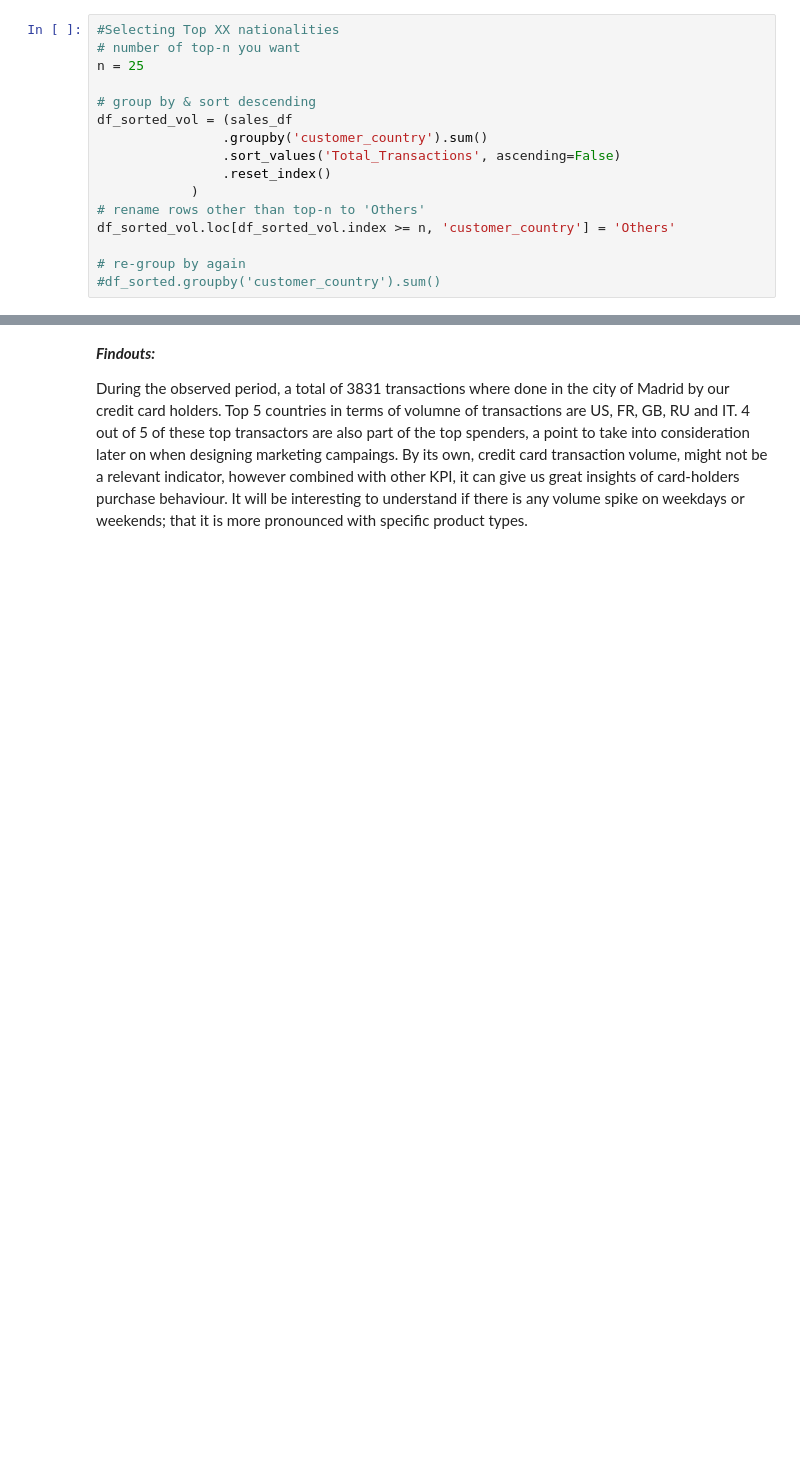
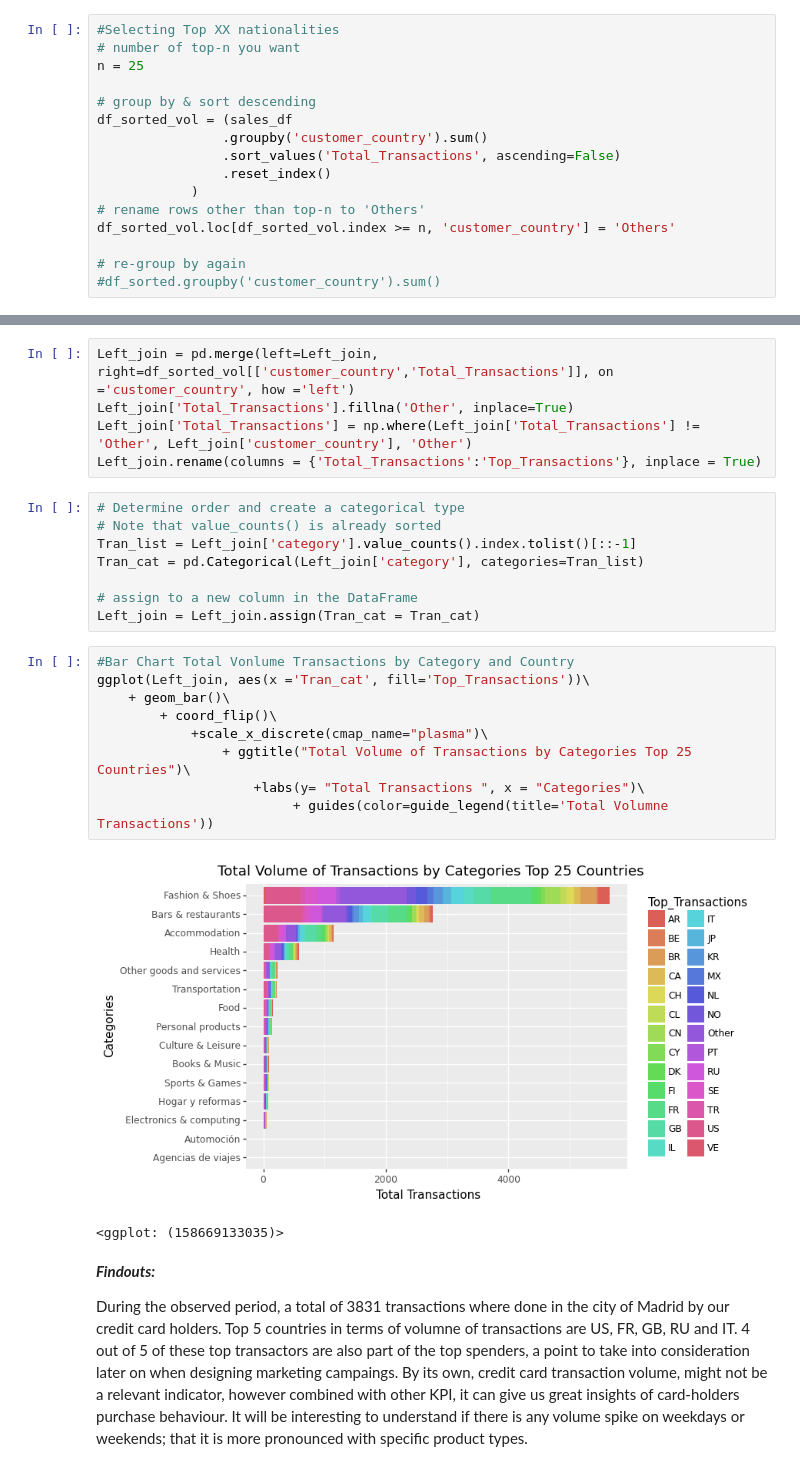
Before and after one commit to callysthenes/citibank_business_case_visual, a Jupyter notebook: EDA_Diana.ipynb, the cells around one changed output, grey strips where cells are left out. Cells and saved outputs as stored; diff of their text form; blank space fills up the shorter version.

```diff
--- a/EDA_Diana.ipynb
+++ b/EDA_Diana.ipynb
@@ -316,3 +335,28 @@ ggplot(df_sorted_vol, aes(x = 'reorder(customer_country, Total_Transactions, fun
+# %%
+Left_join = pd.merge(left=Left_join, right=df_sorted_vol[['customer_country','Total_Transactions']], on ='customer_country', how ='left')
+Left_join['Total_Transactions'].fillna('Other', inplace=True)
+Left_join['Total_Transactions'] = np.where(Left_join['Total_Transactions'] != 'Other', Left_join['customer_country'], 'Other')
+Left_join.rename(columns = {'Total_Transactions':'Top_Transactions'}, inplace = True)
+# %%
+# Determine order and create a categorical type
+# Note that value_counts() is already sorted
+Tran_list = Left_join['category'].value_counts().index.tolist()[::-1]
+Tran_cat = pd.Categorical(Left_join['category'], categories=Tran_list)
+
+# assign to a new column in the DataFrame
+Left_join = Left_join.assign(Tran_cat = Tran_cat)
+# %%
+#Bar Chart Total Vonlume Transactions by Category and Country
+ggplot(Left_join, aes(x ='Tran_cat', fill='Top_Transactions'))\
+    + geom_bar()\
+        + coord_flip()\
+            +scale_x_discrete(cmap_name="plasma")\
+                + ggtitle("Total Volume of Transactions by Categories Top 25 Countries")\
+                    +labs(y= "Total Transactions ", x = "Categories")\
+                         + guides(color=guide_legend(title='Total Volumne Transactions'))
+# %% [output]
+[figure, added]
+<ggplot: (158669133035)>
 # %% [markdown]
 ***Findouts:***
 
```
Also changed, not shown: parts of 22 cells of this notebook.
